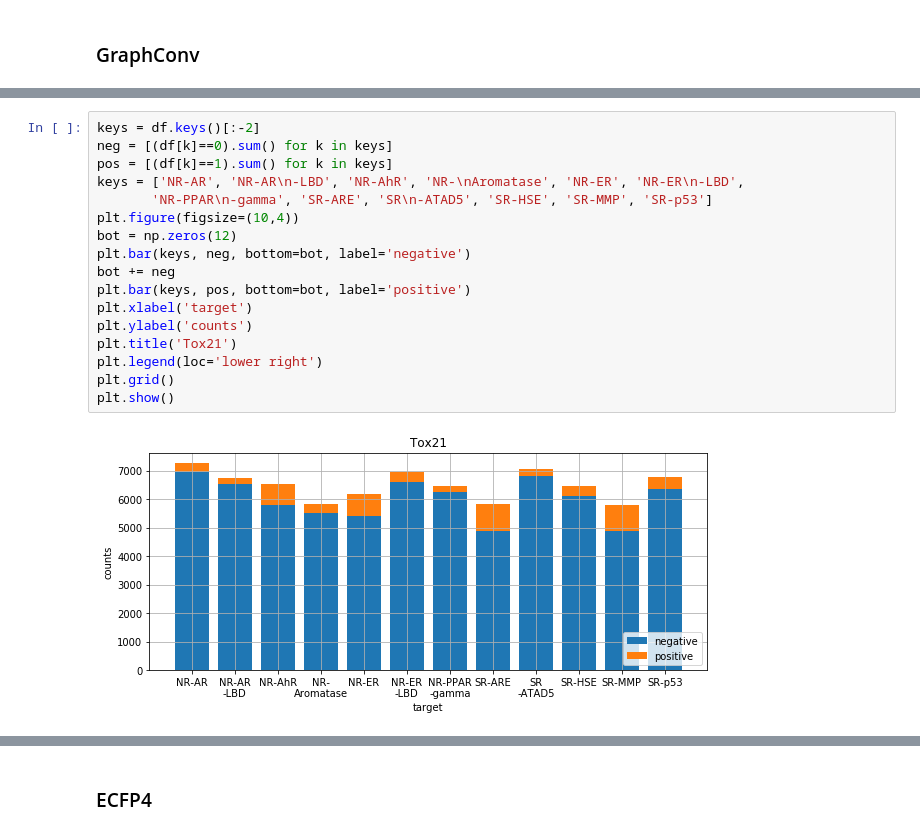
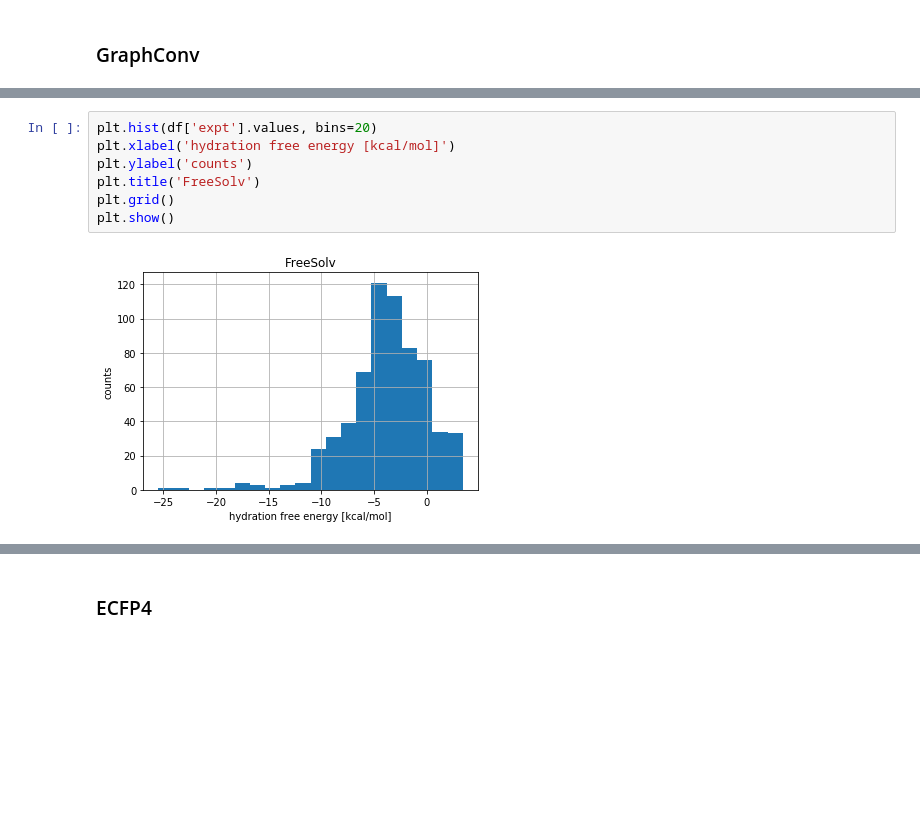
Before and after one commit to DSPsleeporg/smiles-transformer, a Jupyter notebook: smiles_transformer/evaluate.ipynb, the cells around one changed output, grey strips where cells are left out. Cells and saved outputs as stored; diff of their text form; blank space fills up the shorter version.

```diff
--- a/smiles_transformer/evaluate.ipynb
+++ b/smiles_transformer/evaluate.ipynb
@@ -418,22 +414,12 @@ df.head()
-# %%
-keys = df.keys()[:-2]
-neg = [(df[k]==0).sum() for k in keys]
-pos = [(df[k]==1).sum() for k in keys]
-keys = ['NR-AR', 'NR-AR\n-LBD', 'NR-AhR', 'NR-\nAromatase', 'NR-ER', 'NR-ER\n-LBD',
-       'NR-PPAR\n-gamma', 'SR-ARE', 'SR\n-ATAD5', 'SR-HSE', 'SR-MMP', 'SR-p53']
-plt.figure(figsize=(10,4))
-bot = np.zeros(12)
-plt.bar(keys, neg, bottom=bot, label='negative')
-bot += neg
-plt.bar(keys, pos, bottom=bot, label='positive')
-plt.xlabel('target')
-plt.ylabel('counts')
-plt.title('Tox21')
-plt.legend(loc='lower right')
-plt.grid()
-plt.show()
-# %% [output]
-[figure, removed]
+# %%
+plt.hist(df['expt'].values, bins=20)
+plt.xlabel('hydration free energy [kcal/mol]')
+plt.ylabel('counts')
+plt.title('FreeSolv')
+plt.grid()
+plt.show()
+# %% [output]
+[figure, added]
 # %%
 plt.hist(list(map(len, df['smiles'].values)), bins=20)
 plt.xlabel('SMILES length')
```
Also changed, not shown: parts of 218 cells of this notebook, 3 other files.
